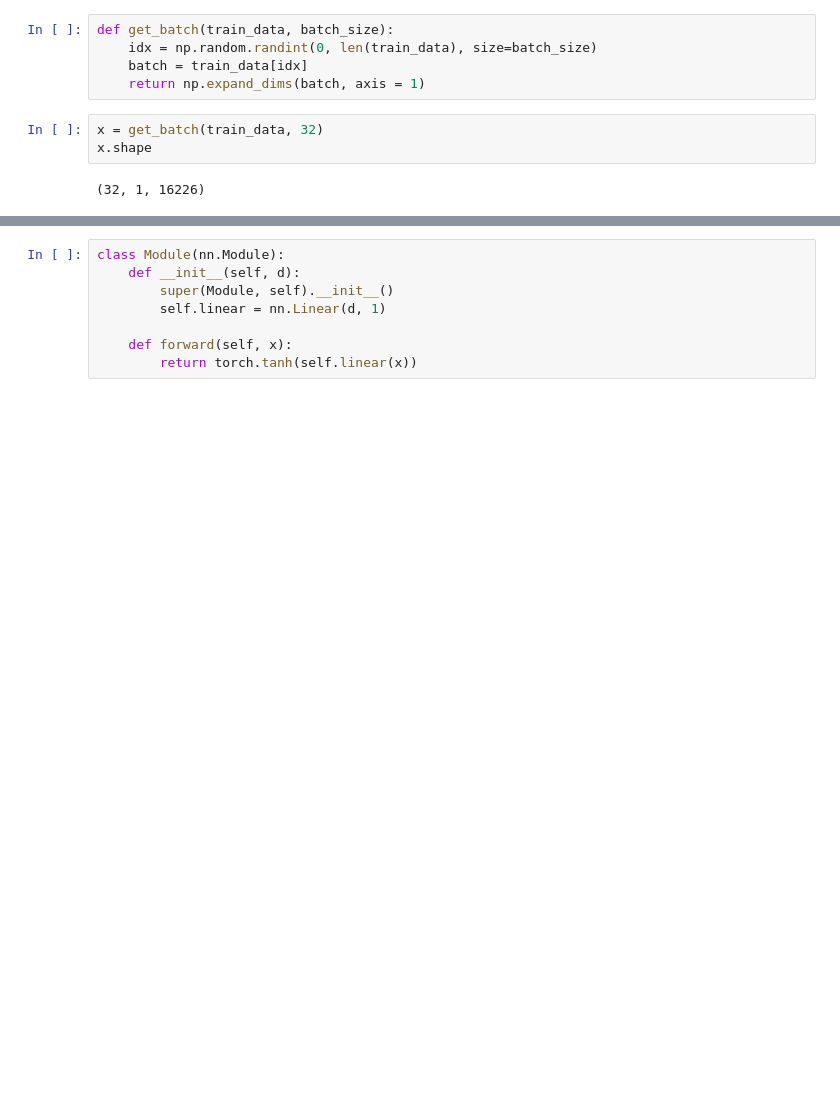
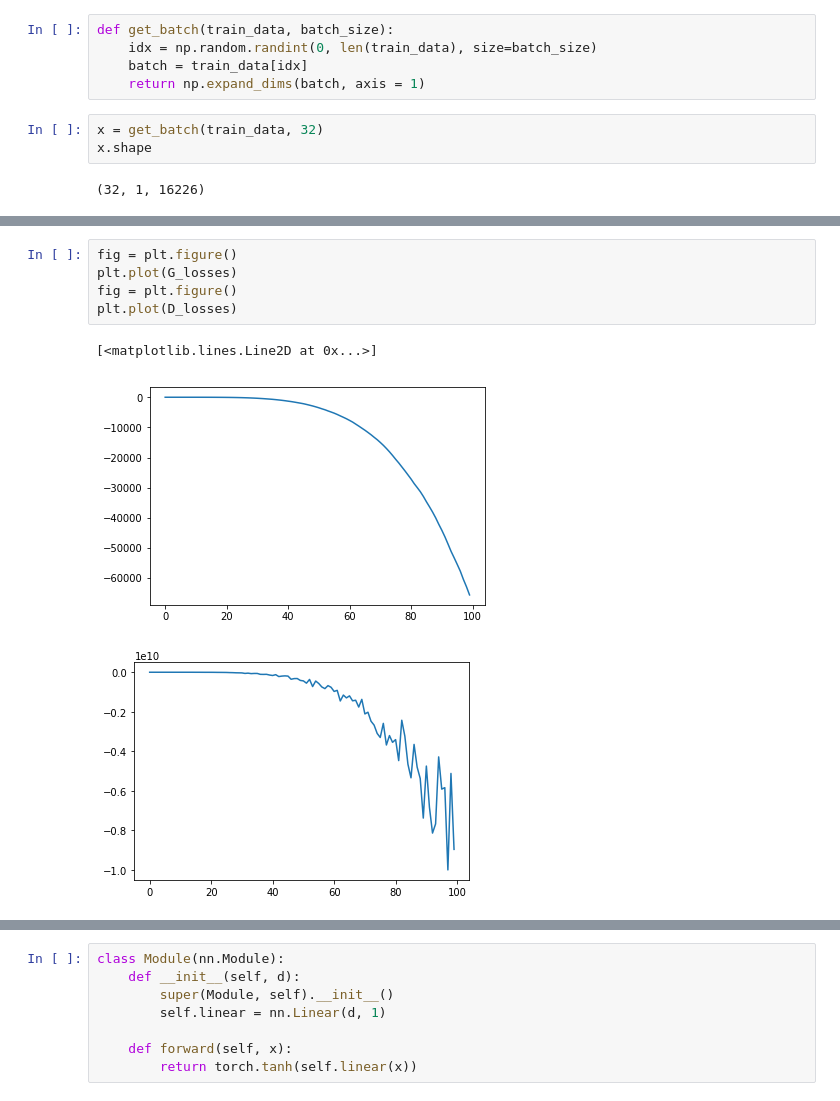
Before and after one commit to meersuri/JupyterNotebooks, a Jupyter notebook: wave_gan_implementation.ipynb, the cells around one changed output, grey strips where cells are left out. Cells and saved outputs as stored; diff of their text form; blank space fills up the shorter version.

```diff
--- a/wave_gan_implementation.ipynb
+++ b/wave_gan_implementation.ipynb
@@ -228,0 +253,9 @@ AttributeError: 'tuple' object has no attribute 'dim'
+# %%
+fig = plt.figure()
+plt.plot(G_losses)
+fig = plt.figure()
+plt.plot(D_losses)
+# %% [output]
+[<matplotlib.lines.Line2D at 0x...>]
+[figure, added]
+[figure, added]
```
Also changed, not shown: parts of 19 cells of this notebook.
